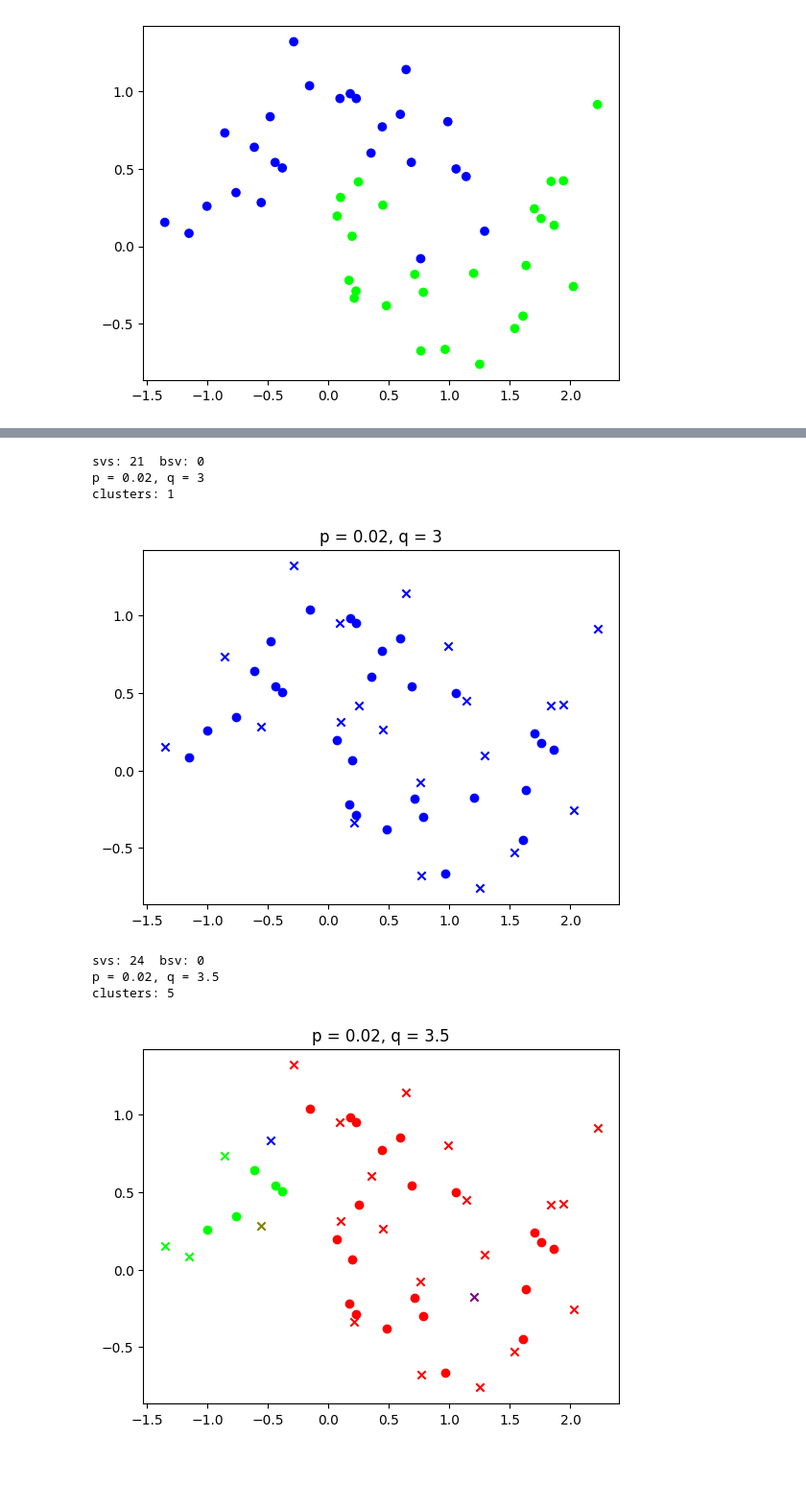
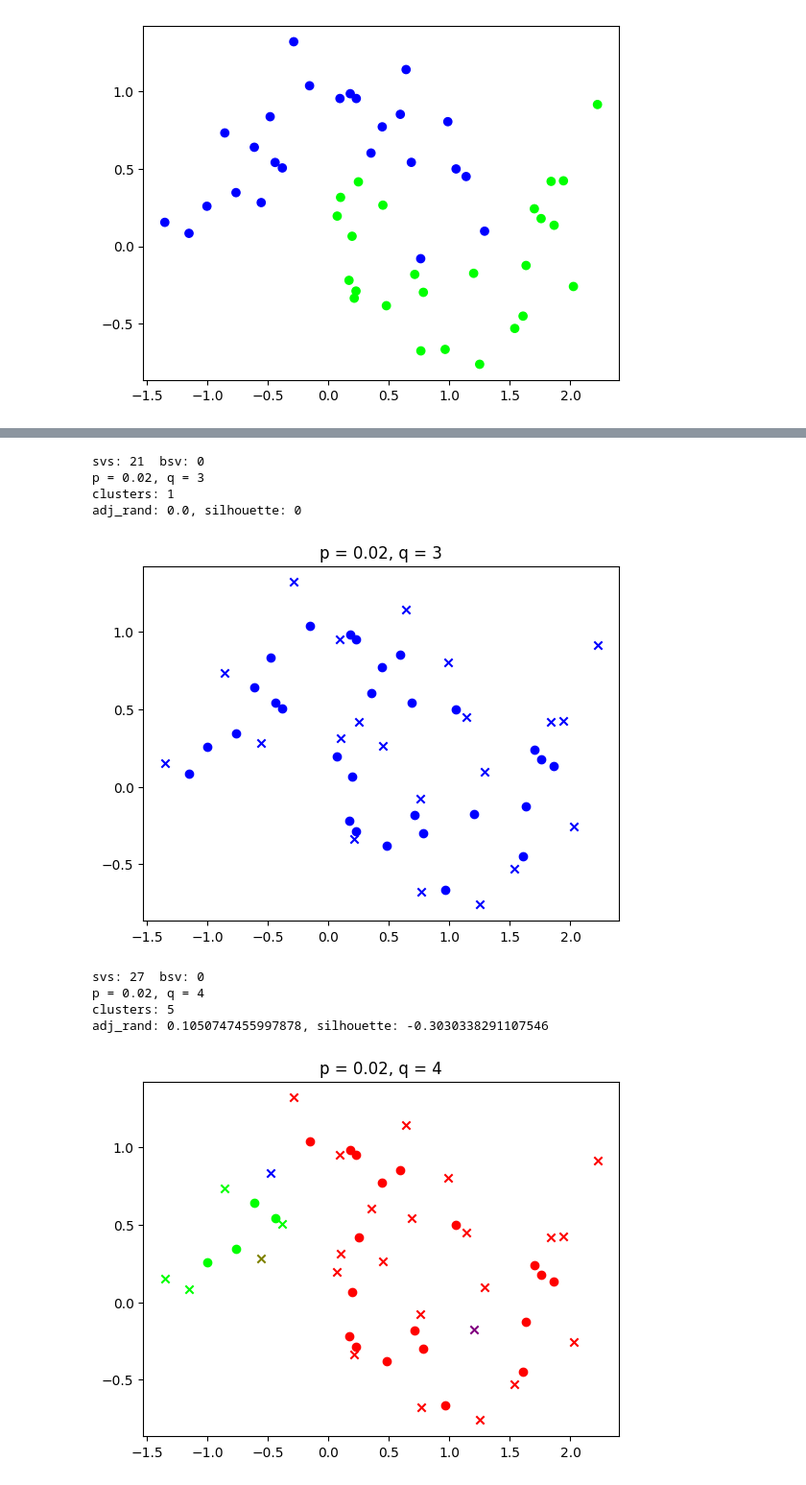
Before and after one commit to DmitryjVeselyj/Stat_Labs, a Jupyter notebook: 3_Lab/demonstration.ipynb, the cells around one changed output, grey strips where cells are left out. Shown: that part at 96% size. Cells and saved outputs as stored; diff of their text form; code cells hidden in the pictures.

```diff
--- a/3_Lab/demonstration.ipynb
+++ b/3_Lab/demonstration.ipynb
@@ -6,11 +9,13 @@ from matplotlib import pyplot as plt
 # %%
-def calc_and_print_result(p, q, x):
+def calc_and_print_result(p, q, x, y):
     svc = SVC(p, q)
     svc.fit(x)
     clusters = svc.get_clusters()
     print(f'svs: {len(svc.svs_indx)}  bsv: {len(svc.bsv_indx)}')
     print(f'p = {p}, q = {q}')
     print(f'clusters: {len(clusters)}')
+    print(f'adj_rand: {adj_rand(convert_to_clusters(y), clusters)}, silhouette: {silhouette(clusters, x, euclidean)}')
+    # print(f'sklearn adj_rand: {adjusted_rand_score(y, convert_to_array(clusters))}, sil:{silhouette_score(x, convert_to_array(clusters))}')
 
     mar = ['x' if i in svc.svs_indx else 'P' if i in svc.bsv_indx else 'o' for i in range(len(x))]
     cmap = plt.get_cmap("brg")
@@ -93,16 +105,18 @@ clusters: 1
 [figure]
 # %%
-calc_and_print_result(0.02, 3, x)
+calc_and_print_result(0.02, 3, x, y)
 # %% [output]
 svs: 21  bsv: 0
 p = 0.02, q = 3
 clusters: 1
+adj_rand: 0.0, silhouette: 0
 [figure]
 # %%
-calc_and_print_result(0.02, 3.5, x)
+calc_and_print_result(0.02, 4, x, y)
 # %% [output]
-svs: 24  bsv: 0
-p = 0.02, q = 3.5
+svs: 27  bsv: 0
+p = 0.02, q = 4
 clusters: 5
+adj_rand: 0.1050747455997878, silhouette: -0.3030338291107546
-[figure, old version]
+[figure, new version]
 # %%
```
Also changed, not shown: parts of 9 cells of this notebook, 3 other files.
